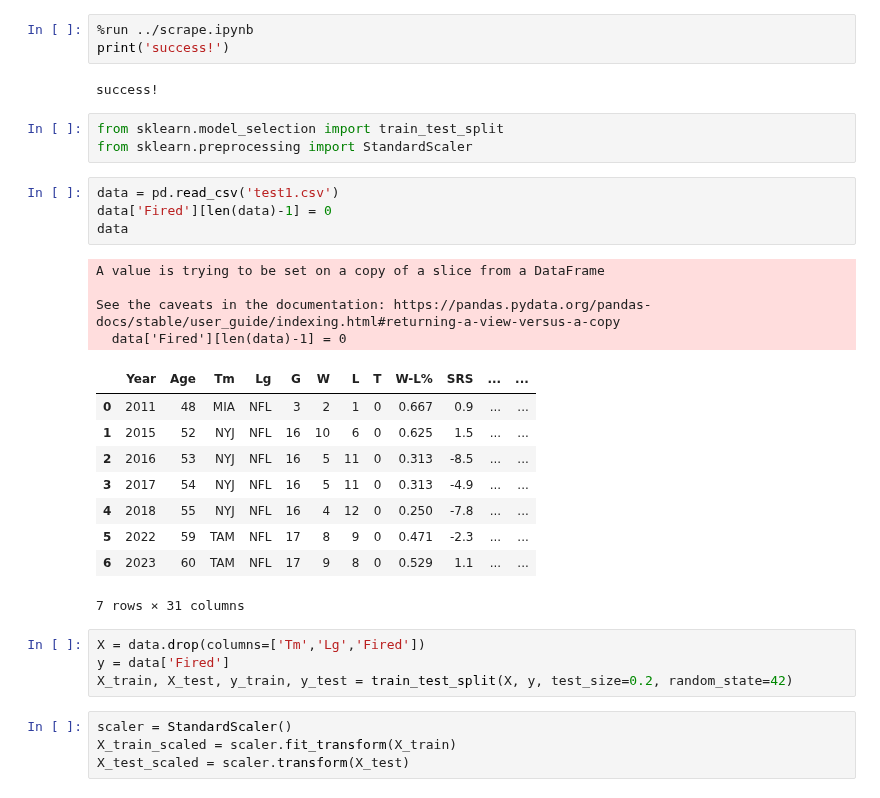
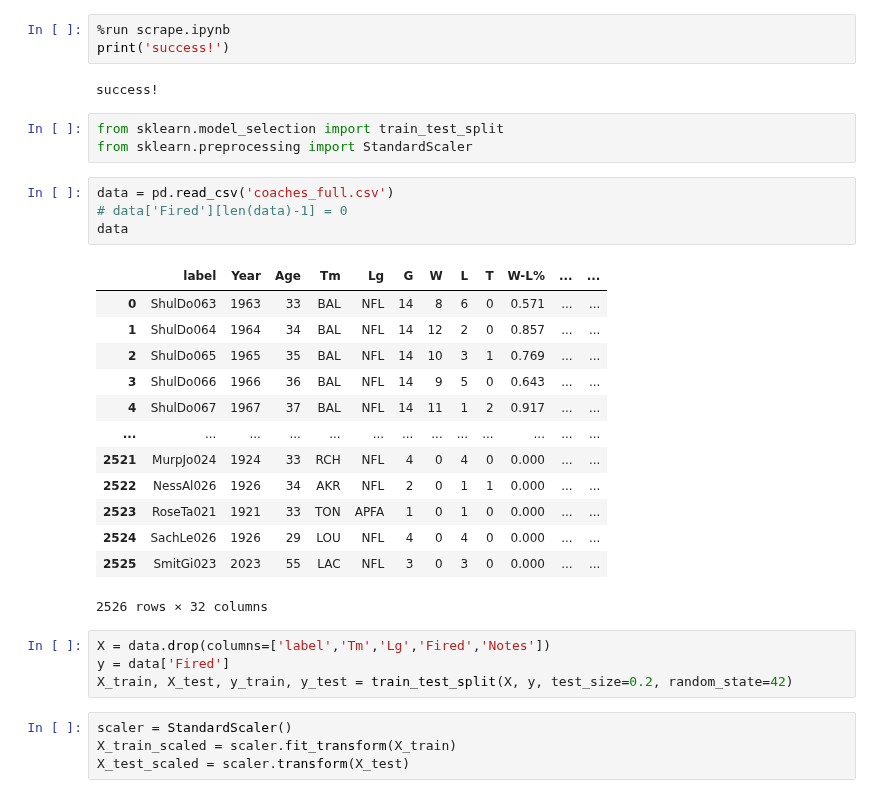
Before and after one commit to nhford/hot-seat-backend, a Jupyter notebook: ml.ipynb, the cells around one changed output. Saved outputs shown, nothing was run; the diff lists cells and outputs as text.

```diff
--- a/ml.ipynb
+++ b/ml.ipynb
@@ -1,5 +1,5 @@
 # %%
-%run ../scrape.ipynb
+%run scrape.ipynb
 print('success!')
 # %% [output]
 success!
@@ -7,25 +7,25 @@ success!
 from sklearn.model_selection import train_test_split
 from sklearn.preprocessing import StandardScaler
 # %%
-data = pd.read_csv('test1.csv')
-data['Fired'][len(data)-1] = 0
+data = pd.read_csv('coaches_full.csv')
+# data['Fired'][len(data)-1] = 0
 data
 # %% [output]
+|  | label | Year | Age | Tm | Lg | G | W | L | T | W-L% | ... | ... |
+| 0 | ShulDo063 | 1963 | 33 | BAL | NFL | 14 | 8 | 6 | 0 | 0.571 | ... | ... |
+| 1 | ShulDo064 | 1964 | 34 | BAL | NFL | 14 | 12 | 2 | 0 | 0.857 | ... | ... |
+| 2 | ShulDo065 | 1965 | 35 | BAL | NFL | 14 | 10 | 3 | 1 | 0.769 | ... | ... |
+| 3 | ShulDo066 | 1966 | 36 | BAL | NFL | 14 | 9 | 5 | 0 | 0.643 | ... | ... |
+| 4 | ShulDo067 | 1967 | 37 | BAL | NFL | 14 | 11 | 1 | 2 | 0.917 | ... | ... |
+| ... | ... | ... | ... | ... | ... | ... | ... | ... | ... | ... | ... | ... |
+| 2521 | MurpJo024 | 1924 | 33 | RCH | NFL | 4 | 0 | 4 | 0 | 0.000 | ... | ... |
+| 2522 | NessAl026 | 1926 | 34 | AKR | NFL | 2 | 0 | 1 | 1 | 0.000 | ... | ... |
+| 2523 | RoseTa021 | 1921 | 33 | TON | APFA | 1 | 0 | 1 | 0 | 0.000 | ... | ... |
+| 2524 | SachLe026 | 1926 | 29 | LOU | NFL | 4 | 0 | 4 | 0 | 0.000 | ... | ... |
+| 2525 | SmitGi023 | 2023 | 55 | LAC | NFL | 3 | 0 | 3 | 0 | 0.000 | ... | ... |
-A value is trying to be set on a copy of a slice from a DataFrame
-
-See the caveats in the documentation: https://pandas.pydata.org/pandas-docs/stable/user_guide/indexing.html#returning-a-view-versus-a-copy
-  data['Fired'][len(data)-1] = 0
+2526 rows × 32 columns
-|  | Year | Age | Tm | Lg | G | W | L | T | W-L% | SRS | ... | ... |
-| 0 | 2011 | 48 | MIA | NFL | 3 | 2 | 1 | 0 | 0.667 | 0.9 | ... | ... |
-| 1 | 2015 | 52 | NYJ | NFL | 16 | 10 | 6 | 0 | 0.625 | 1.5 | ... | ... |
-| 2 | 2016 | 53 | NYJ | NFL | 16 | 5 | 11 | 0 | 0.313 | -8.5 | ... | ... |
-| 3 | 2017 | 54 | NYJ | NFL | 16 | 5 | 11 | 0 | 0.313 | -4.9 | ... | ... |
-| 4 | 2018 | 55 | NYJ | NFL | 16 | 4 | 12 | 0 | 0.250 | -7.8 | ... | ... |
-| 5 | 2022 | 59 | TAM | NFL | 17 | 8 | 9 | 0 | 0.471 | -2.3 | ... | ... |
-| 6 | 2023 | 60 | TAM | NFL | 17 | 9 | 8 | 0 | 0.529 | 1.1 | ... | ... |
-7 rows × 31 columns
 # %%
-X = data.drop(columns=['Tm','Lg','Fired'])
+X = data.drop(columns=['label','Tm','Lg','Fired','Notes'])
 y = data['Fired']
 X_train, X_test, y_train, y_test = train_test_split(X, y, test_size=0.2, random_state=42)
 # %%
```
Also changed, not shown: 1 other file.
